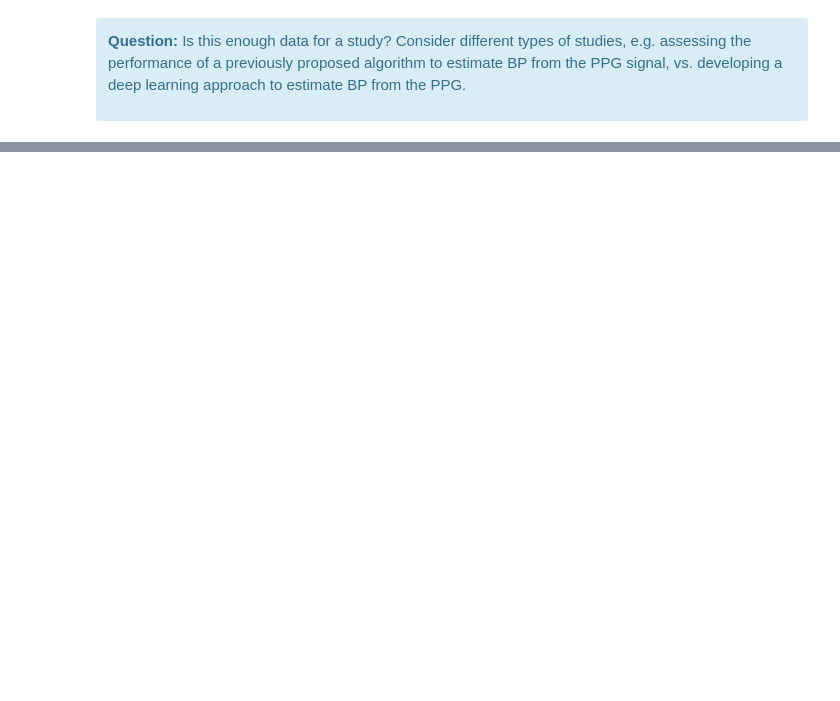
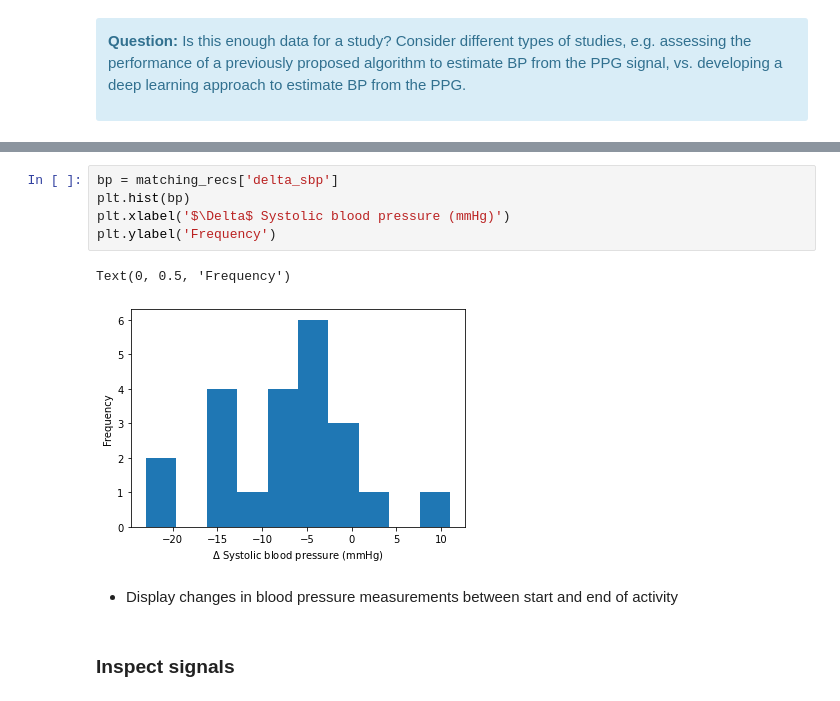
Before and after one commit to peterhcharlton/bsp-book, a Jupyter notebook: content/tutorial/notebooks/data-exploration2.ipynb, the cells around one changed output, grey strips where cells are left out. Drawn from its saved outputs; the diff is of its cells as text; blank space fills up the shorter version.

```diff
--- a/content/tutorial/notebooks/data-exploration2.ipynb
+++ b/content/tutorial/notebooks/data-exploration2.ipynb
@@ -292,0 +274,12 @@ The relevant segment names are:
+# %%
+bp = matching_recs['delta_sbp']
+plt.hist(bp)
+plt.xlabel('$\Delta$ Systolic blood pressure (mmHg)')
+plt.ylabel('Frequency')
+# %% [output]
+Text(0, 0.5, 'Frequency')
+[figure, added]
+# %% [markdown]
+- Display changes in blood pressure measurements between start and end of activity
+# %% [markdown]
+### Inspect signals
```
Also changed, not shown: parts of 35 cells of this notebook, 2 other files.
